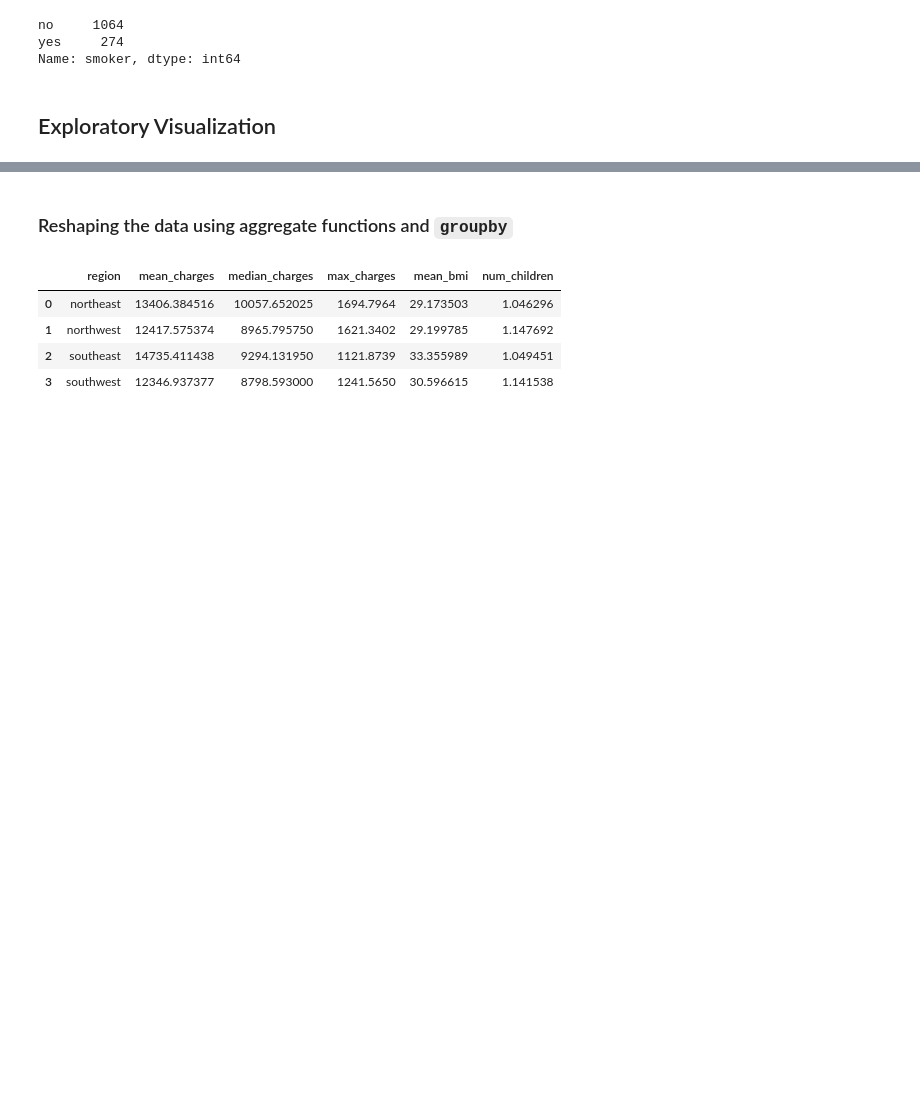
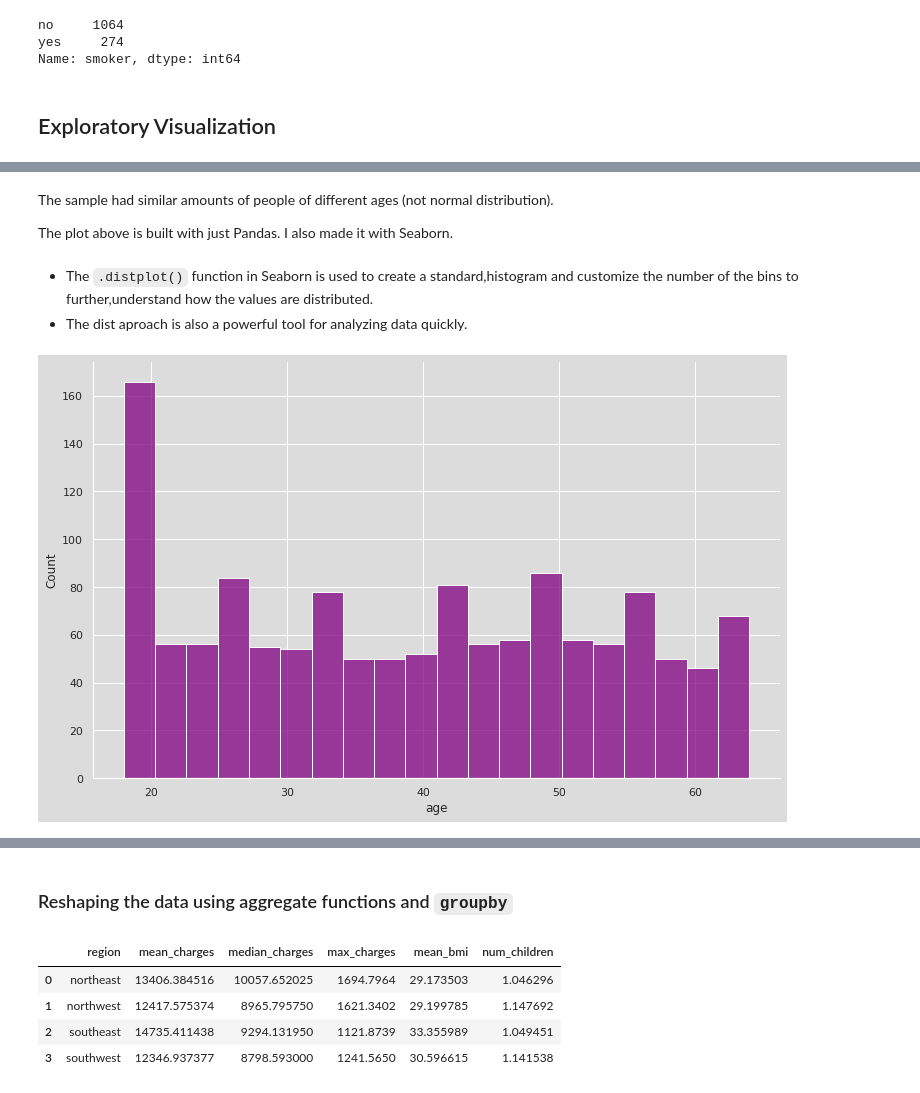
Before and after one commit to graceuche/northeastern-final-project, a Jupyter notebook: visual_analysis.ipynb, the cells around one changed output, grey strips where cells are left out. Saved outputs shown, nothing was run; the diff lists cells and outputs as text; code cells hidden in the pictures; blank space fills up the shorter version.

```diff
--- a/visual_analysis.ipynb
+++ b/visual_analysis.ipynb
@@ -85,0 +75,4 @@ top_pay
+# %% [markdown]
+The sample had similar amounts of people of different ages (not normal distribution).
+
+The plot above is built with just Pandas. I also made it with Seaborn.
@@ -85,0 +83,12 @@ top_pay
+# %% [markdown]
+- The `.distplot()` function in Seaborn is used to create a standard,histogram and customize the number of the bins to further,understand how the values are distributed.
+- The dist aproach is also a powerful tool for analyzing data quickly.
+# %%
+g = sns.displot(insurance_premium['age'],
+            color="purple",
+            kde=False, # disables kde
+            bins=20)
+g.fig.set_figwidth(12) # increases the width of Seaborn chart
+g.fig.set_figheight(7) # increases the height of Seaborn chart
+# %% [output]
+[figure, added]
```
Also changed, not shown: parts of 99 cells of this notebook.
